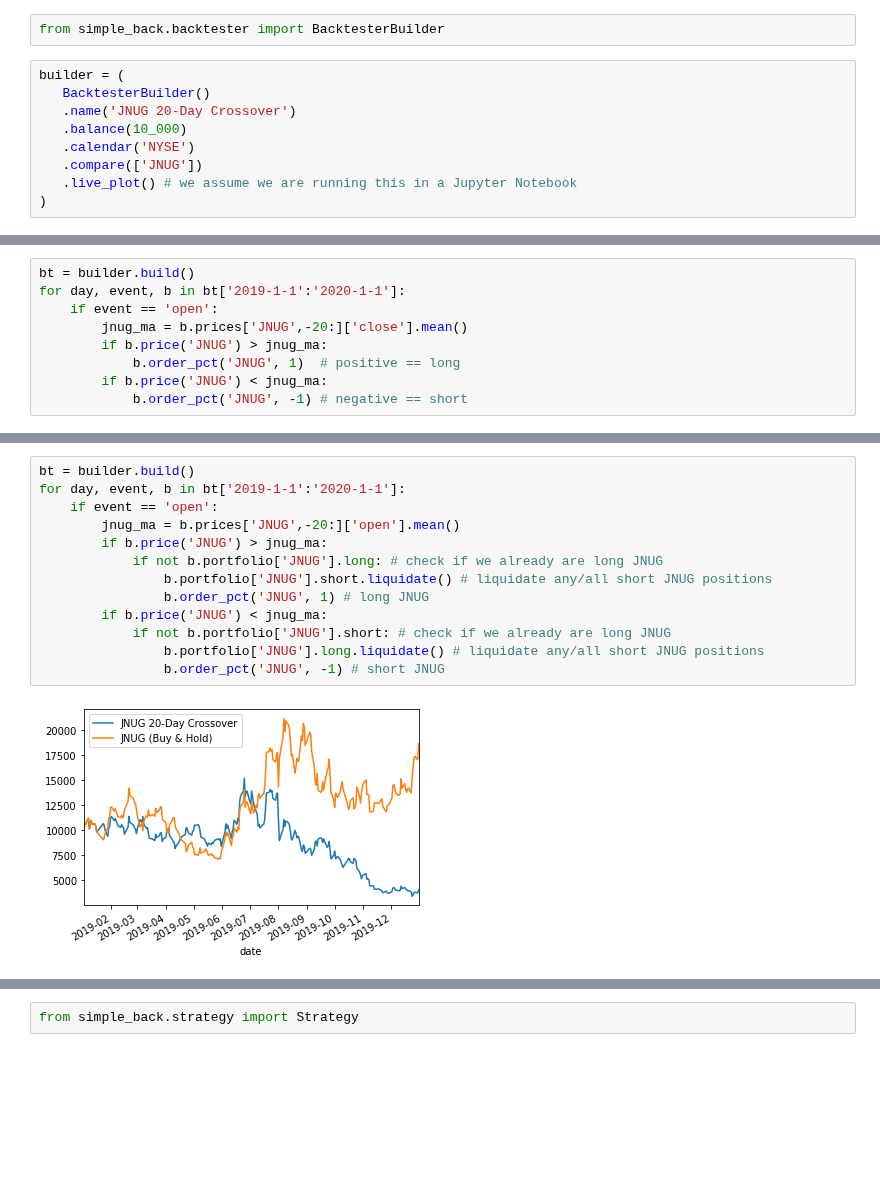
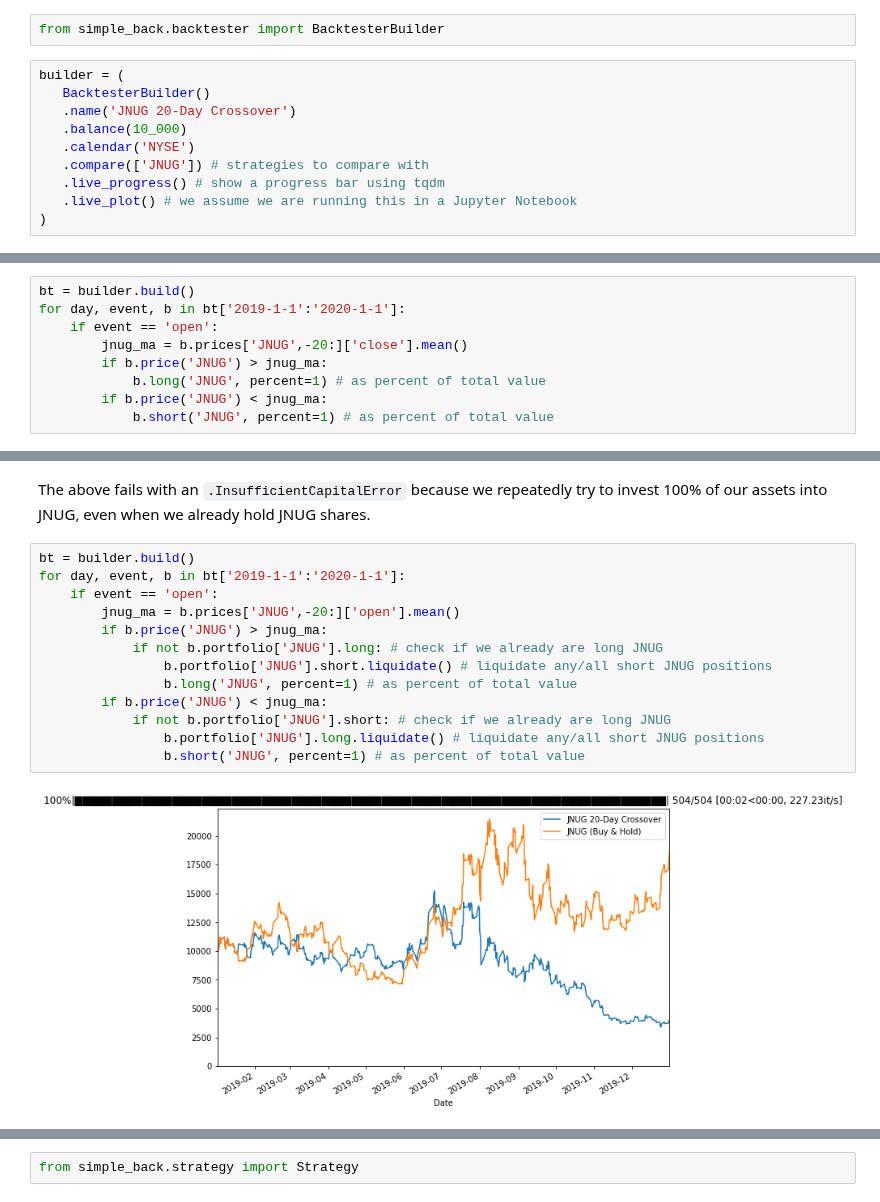
Before and after one commit to MiniXC/simple-back, a Jupyter notebook: examples/JNUG 20-day Crossover.ipynb, the cells around one changed output, grey strips where cells are left out. Saved outputs shown, nothing was run; the diff lists cells and outputs as text; blank space fills up the shorter version.

Commit message:
update order_pct with long/short

```diff
--- a/examples/JNUG 20-day Crossover.ipynb
+++ b/examples/JNUG 20-day Crossover.ipynb
@@ -6,7 +6,8 @@ builder = (
    .name('JNUG 20-Day Crossover')
    .balance(10_000)
    .calendar('NYSE')
-   .compare(['JNUG'])
+   .compare(['JNUG']) # strategies to compare with
+   .live_progress() # show a progress bar using tqdm
    .live_plot() # we assume we are running this in a Jupyter Notebook
 )
 # %%
@@ -21,7 +22,7 @@ for day, event, b in bt['2019-1-1':'2020-1-1']:
     if event == 'open':
         jnug_ma = b.prices['JNUG',-20:]['close'].mean()
         if b.price('JNUG') > jnug_ma:
-            b.order_pct('JNUG', 1)  # positive == long
+            b.long('JNUG', percent=1) # as percent of total value
         if b.price('JNUG') < jnug_ma:
-            b.order_pct('JNUG', -1) # negative == short
+            b.short('JNUG', percent=1) # as percent of total value
 # %% [output]
@@ -30,21 +31,23 @@ InsufficientCapitalError:
                         not enough capital available:
                         ordered 1 * 10563.648455632008
                         with only 449.31090733719975 available
+# %% [markdown]
+The above fails with an `.InsufficientCapitalError` because we repeatedly try to invest 100% of our assets into JNUG, even when we already hold JNUG shares.
 # %%
 bt = builder.build()
 for day, event, b in bt['2019-1-1':'2020-1-1']:
     if event == 'open':
         jnug_ma = b.prices['JNUG',-20:]['open'].mean()
         if b.price('JNUG') > jnug_ma:
             if not b.portfolio['JNUG'].long: # check if we already are long JNUG
                 b.portfolio['JNUG'].short.liquidate() # liquidate any/all short JNUG positions
-                b.order_pct('JNUG', 1) # long JNUG
+                b.long('JNUG', percent=1) # as percent of total value
         if b.price('JNUG') < jnug_ma:
             if not b.portfolio['JNUG'].short: # check if we already are long JNUG
                 b.portfolio['JNUG'].long.liquidate() # liquidate any/all short JNUG positions
-                b.order_pct('JNUG', -1) # short JNUG
+                b.short('JNUG', percent=1) # as percent of total value
 # %% [output]
-[figure, old version]
+[figure, new version]
 # %%
 bt = builder.build()
 for day, event, b in bt['2019-1-1':'2020-1-1']:
```
Also changed, not shown: parts of 5 cells of this notebook.
